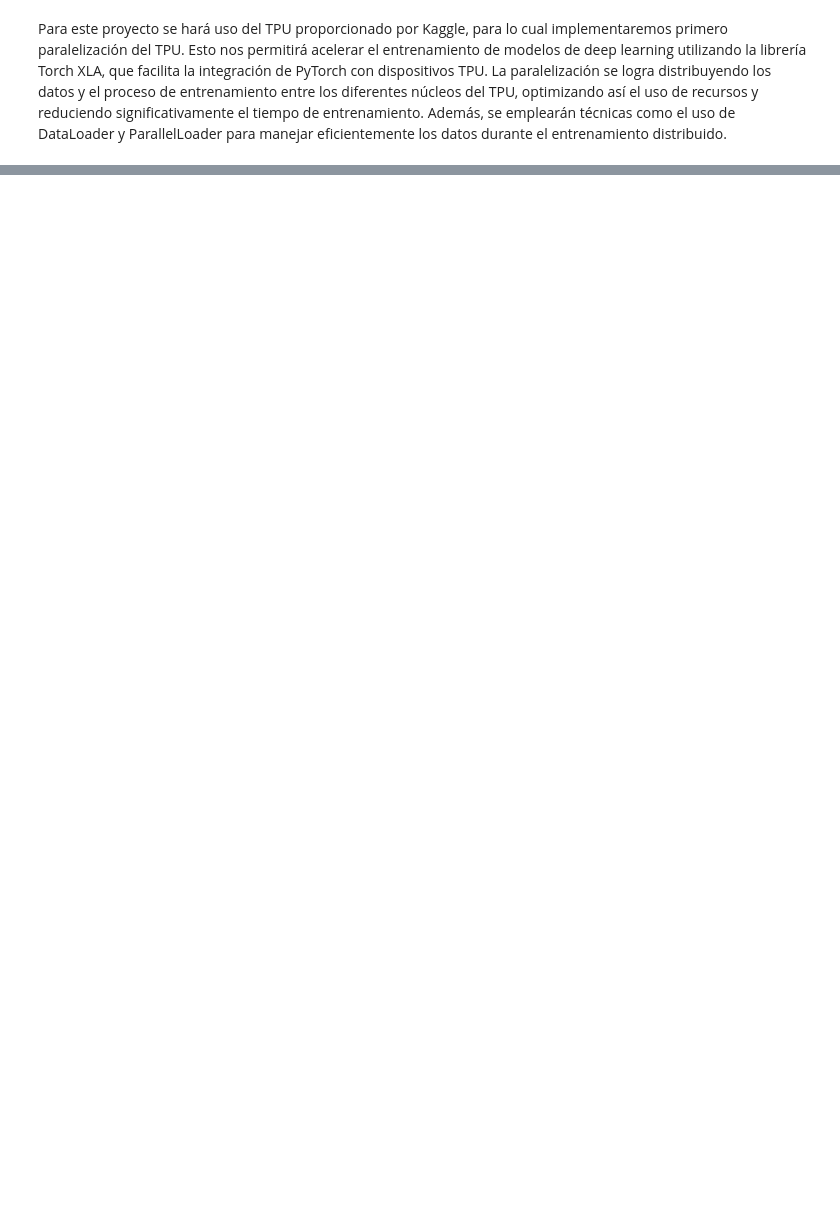
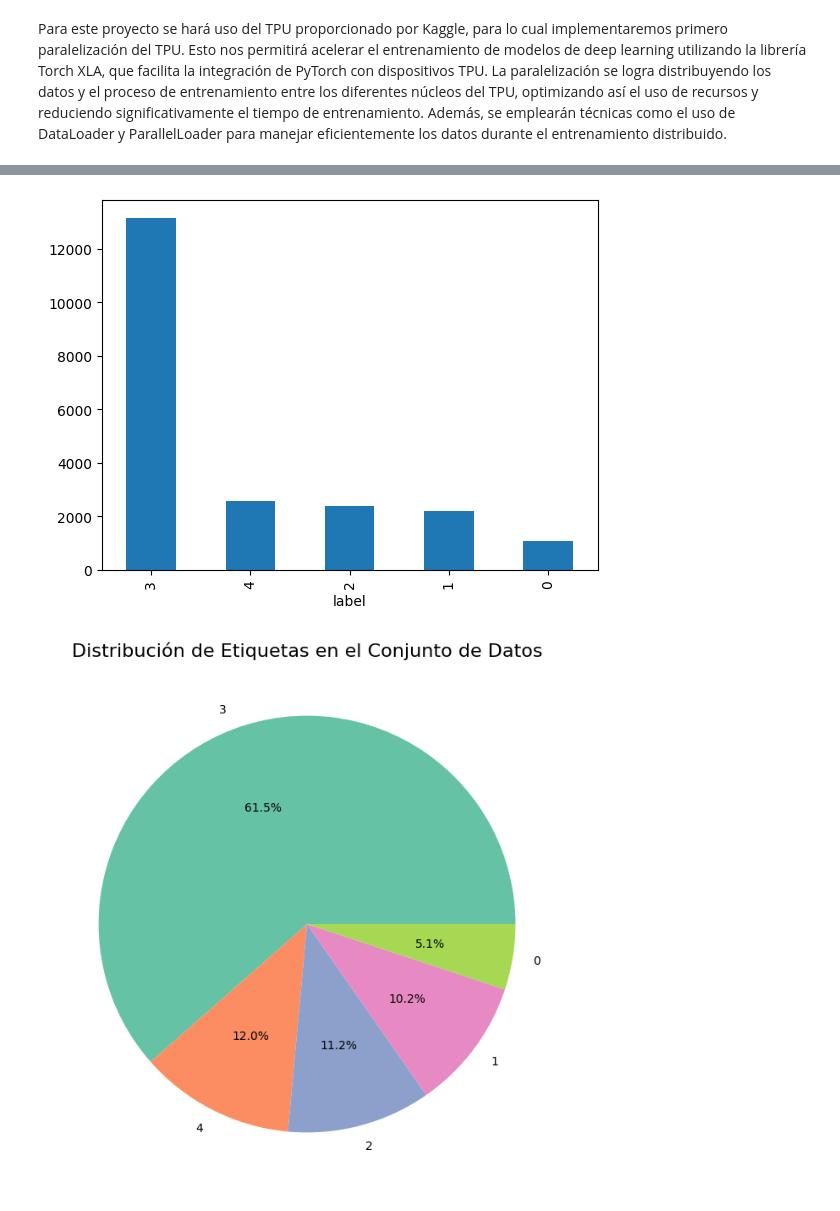
Before and after one commit to RicardoLoperaV/AutoVisionClust, a Jupyter notebook: Leaf Disease Classification/Leaf_Disease_Classification.ipynb, the cells around one changed output, grey strips where cells are left out. Drawn from its saved outputs; the diff is of its cells as text; code cells hidden in the pictures; blank space fills up the shorter version.

```diff
--- a/Leaf Disease Classification/Leaf_Disease_Classification.ipynb
+++ b/Leaf Disease Classification/Leaf_Disease_Classification.ipynb
@@ -1,15 +1,11 @@
 # %%
-# Importamos las librerías necesarias
+#Importamos las librerias necesarias
 import numpy as np
 import pandas as pd
 import matplotlib.pyplot as plt
 import torch
 import torch.nn as nn
 import torchvision.transforms as transforms
-import torch_xla
-import torch_xla.core.xla_model as xm
-import torch_xla.distributed.xla_multiprocessing as xmp
-import torch_xla.distributed.parallel_loader as pl
 import timm
 import gc
 import os
@@ -19,5 +15,7 @@ from datetime import datetime
 from PIL import Image
 from tqdm.notebook import tqdm
 from sklearn import model_selection, metrics
-
-plt.style.use("ggplot")
+import os
+from torch.utils.data import DataLoader
+from torch.utils.data.distributed import DistributedSampler
+import seaborn as sns
@@ -26,2 +22,11 @@ plt.style.use("ggplot")
+# %%
+# Tomamos los datos de Kaggle y los cargamos en un DataFrame
+
+Data = "/kaggle/input/cassava-leaf-disease-classification"
+Train = "/kaggle/input/cassava-leaf-disease-classification/train_images/"
+Test = "/kaggle/input/cassava-leaf-disease-classification/test_images/"
+
+
+df = pd.read_csv(os.path.join(Data, "train.csv"))
 # %% [markdown]
 Para este proyecto se hará uso del TPU proporcionado por Kaggle, para lo cual implementaremos primero paralelización del TPU. Esto nos permitirá acelerar el entrenamiento de modelos de deep learning utilizando la librería Torch XLA, que facilita la integración de PyTorch con dispositivos TPU. La paralelización se logra distribuyendo los datos y el proceso de entrenamiento entre los diferentes núcleos del TPU, optimizando así el uso de recursos y reduciendo significativamente el tiempo de entrenamiento. Además, se emplearán técnicas como el uso de DataLoader y ParallelLoader para manejar eficientemente los datos durante el entrenamiento distribuido.
@@ -44,0 +86,11 @@ seed_everything(42)
+# %%
+# Veamos como son los datos
+df = pd.read_csv(os.path.join(Data, "train.csv"))
+
+# Realizamos la separacion de train y test:
+train_df, valid_df = model_selection.train_test_split(df,
+                                                      test_size=0.1,
+                                                      random_state=42,
+                                                      stratify=df.label.values)
+
+df.head()
@@ -44,0 +104,16 @@ seed_everything(42)
+# %%
+# Graficamos el diagrama de barras
+df.label.value_counts().plot(kind="bar")
+
+label_counts = df.label.value_counts()
+
+# Graficamos el pie chart
+plt.figure(figsize=(8, 8))
+plt.pie(label_counts.values, labels=label_counts.index, autopct='%1.1f%%', colors=sns.color_palette("Set2", len(label_counts)))
+
+plt.title('Distribución de Etiquetas en el Conjunto de Datos', fontsize=16)
+
+plt.show()
+# %% [output]
+[figure, added]
+[figure, added]
```
Also changed, not shown: parts of 18 cells of this notebook, 2 other files.
